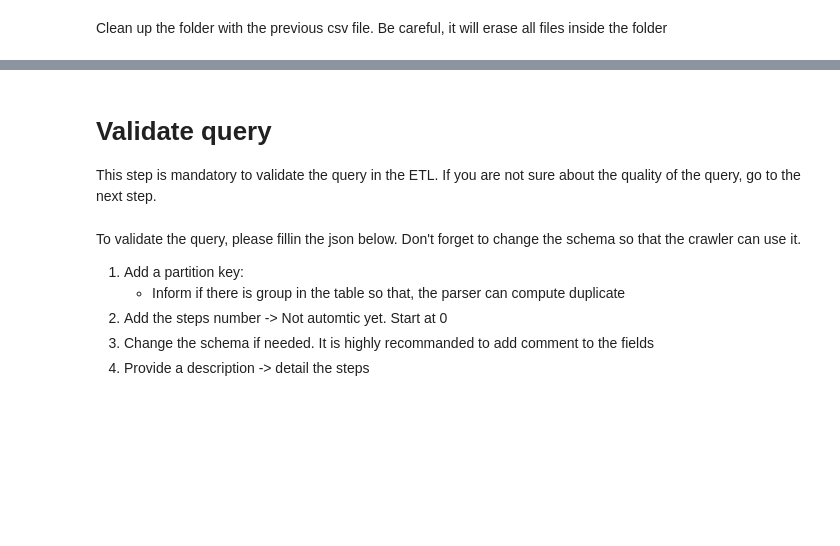
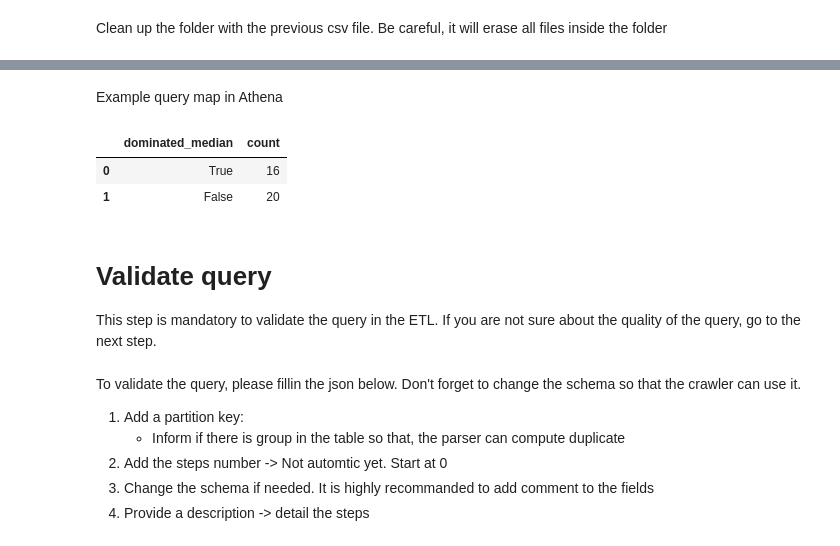
Before and after one commit to thomaspernet/Financial_dependency_pollution, a Jupyter notebook: 01_data_preprocessing/02_transform_tables/08_dominated_industry_ownership.ipynb, the cells around one changed output, grey strips where cells are left out. Cells and saved outputs as stored; diff of their text form; code cells hidden in the pictures; blank space fills up the shorter version.

```diff
--- a/01_data_preprocessing/02_transform_tables/08_dominated_industry_ownership.ipynb
+++ b/01_data_preprocessing/02_transform_tables/08_dominated_industry_ownership.ipynb
@@ -861,3 +936,28 @@ output
+# %% [markdown]
+Example query map in Athena
+# %%
+query_filter = """
+SELECT
+dominated_median, COUNT(dominated_median) as count
+
+FROM (
+  SELECT
+indu_2, element_at(dominated_output_i, .5) as dominated_median
+FROM asif_industry_characteristics_ownership
+  )
+GROUP BY dominated_median
+"""
+output = s3.run_query(
+                    query=query_filter,
+                    database=DatabaseName,
+                    s3_output=s3_output_example,
+    filename = 'filter_{}'.format(table_name)
+                )
+output
+# %% [output]
+|  | dominated_median | count |
+| 0 | True | 16 |
+| 1 | False | 20 |
 # %% [markdown]
 # Validate query
 
```
Also changed, not shown: parts of 18 cells of this notebook, 4 other files.
